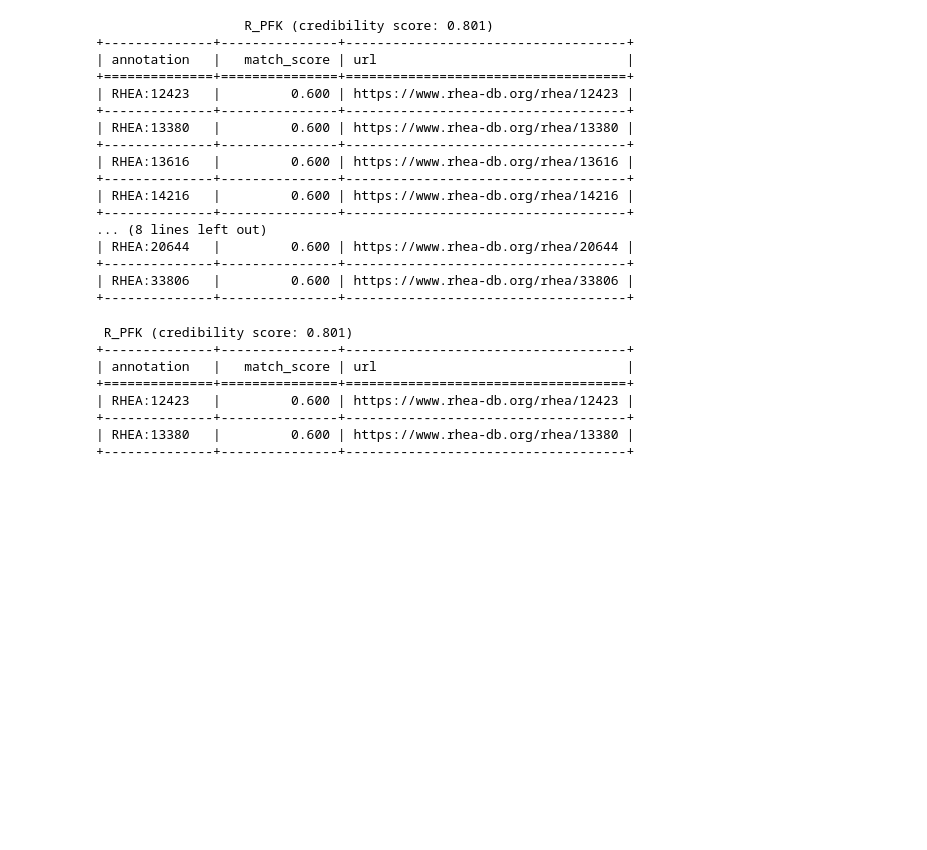
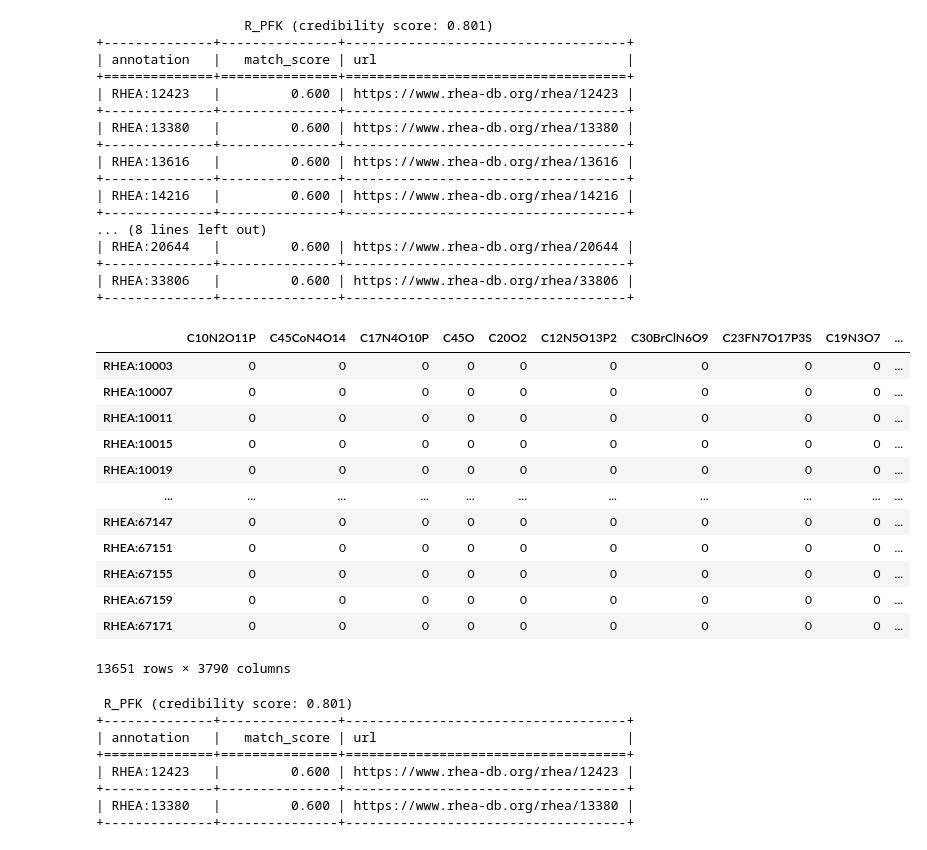
Before and after one commit to sys-bio/AMAS, a Jupyter notebook: notebooks/recom_to_markdown.ipynb, the cells around one changed output. Saved outputs shown, nothing was run; the diff lists cells and outputs as text; code cells hidden in the pictures; blank space fills up the shorter version.

```diff
--- a/notebooks/recom_to_markdown.ipynb
+++ b/notebooks/recom_to_markdown.ipynb
@@ -212,6 +206,22 @@ print(df_str)
 +--------------+---------------+------------------------------------+
 | RHEA:33806   |         0.600 | https://www.rhea-db.org/rhea/33806 |
 +--------------+---------------+------------------------------------+
+# %%
+ra.REF_MAT
+# %% [output]
+|  | C10N2O11P | C45CoN4O14 | C17N4O10P | C45O | C20O2 | C12N5O13P2 | C30BrClN6O9 | C23FN7O17P3S | C19N3O7 | ... |
+| RHEA:10003 | 0 | 0 | 0 | 0 | 0 | 0 | 0 | 0 | 0 | ... |
+| RHEA:10007 | 0 | 0 | 0 | 0 | 0 | 0 | 0 | 0 | 0 | ... |
+| RHEA:10011 | 0 | 0 | 0 | 0 | 0 | 0 | 0 | 0 | 0 | ... |
+| RHEA:10015 | 0 | 0 | 0 | 0 | 0 | 0 | 0 | 0 | 0 | ... |
+| RHEA:10019 | 0 | 0 | 0 | 0 | 0 | 0 | 0 | 0 | 0 | ... |
+| ... | ... | ... | ... | ... | ... | ... | ... | ... | ... | ... |
+| RHEA:67147 | 0 | 0 | 0 | 0 | 0 | 0 | 0 | 0 | 0 | ... |
+| RHEA:67151 | 0 | 0 | 0 | 0 | 0 | 0 | 0 | 0 | 0 | ... |
+| RHEA:67155 | 0 | 0 | 0 | 0 | 0 | 0 | 0 | 0 | 0 | ... |
+| RHEA:67159 | 0 | 0 | 0 | 0 | 0 | 0 | 0 | 0 | 0 | ... |
+| RHEA:67171 | 0 | 0 | 0 | 0 | 0 | 0 | 0 | 0 | 0 | ... |
+13651 rows × 3790 columns
 # %%
 
 RESULT_RECOM = cn.Recommendation('R_PFK', 0.801,
```
Also changed, not shown: parts of 5 cells of this notebook, 7 other files.
